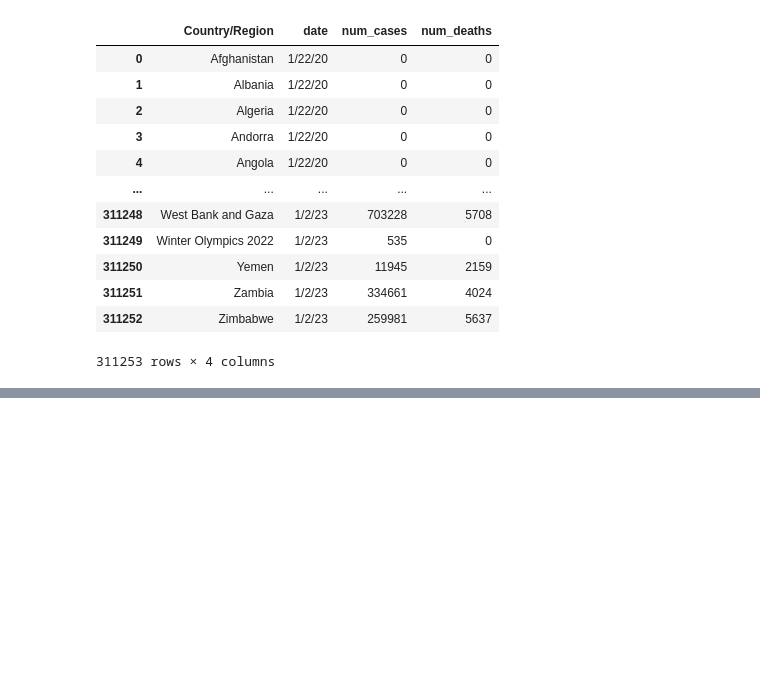
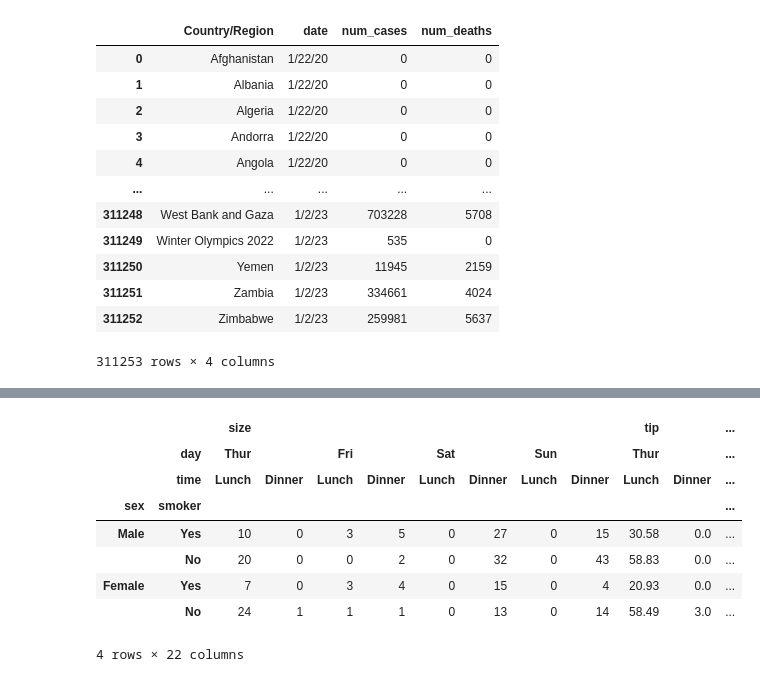
Before and after one commit to divyanshooter/Python, a Jupyter notebook: Tools/Pandas/Multindex Series and Dataframe.ipynb, the cells around one changed output, grey strips where cells are left out. Saved outputs shown, nothing was run; the diff lists cells and outputs as text; code cells hidden in the pictures; blank space fills up the shorter version.

```diff
--- a/Tools/Pandas/Multindex Series and Dataframe.ipynb
+++ b/Tools/Pandas/Multindex Series and Dataframe.ipynb
@@ -607,0 +684,13 @@ confirm.merge(death,on=['Province/State','Country/Region','Lat','Long','date'])[
+# %%
+#having diff aggfunc with different columns
+tips.pivot_table(index=['sex','smoker'],columns=['day','time'],aggfunc={'size':'count','tip':'sum','total_bill':'mean'})
+# %% [output]
+|  |  | size |  |  |  |  |  |  |  | tip |  | ... |
+|  | day | Thur |  | Fri |  | Sat |  | Sun |  | Thur |  | ... |
+|  | time | Lunch | Dinner | Lunch | Dinner | Lunch | Dinner | Lunch | Dinner | Lunch | Dinner | ... |
+| sex | smoker |  |  |  |  |  |  |  |  |  |  | ... |
+| Male | Yes | 10 | 0 | 3 | 5 | 0 | 27 | 0 | 15 | 30.58 | 0.0 | ... |
+|  | No | 20 | 0 | 0 | 2 | 0 | 32 | 0 | 43 | 58.83 | 0.0 | ... |
+| Female | Yes | 7 | 0 | 3 | 4 | 0 | 15 | 0 | 4 | 20.93 | 0.0 | ... |
+|  | No | 24 | 1 | 1 | 1 | 0 | 13 | 0 | 14 | 58.49 | 3.0 | ... |
+4 rows × 22 columns
```
Also changed, not shown: parts of 12 cells of this notebook.
